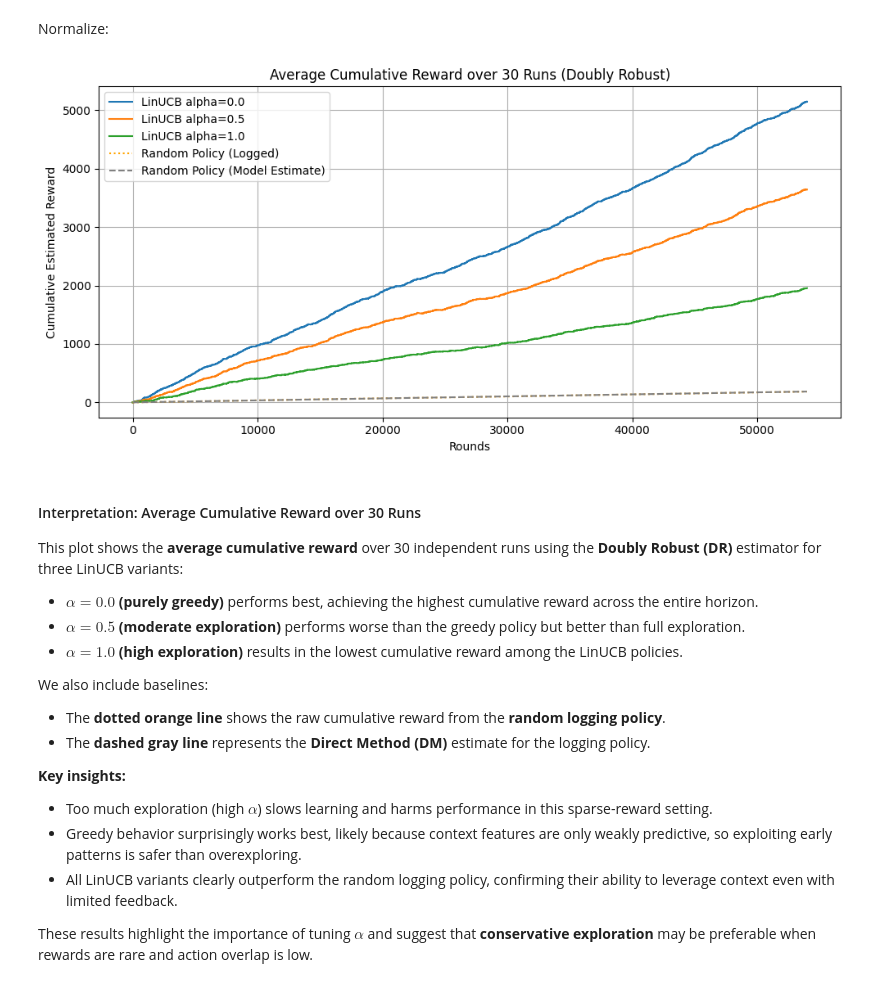
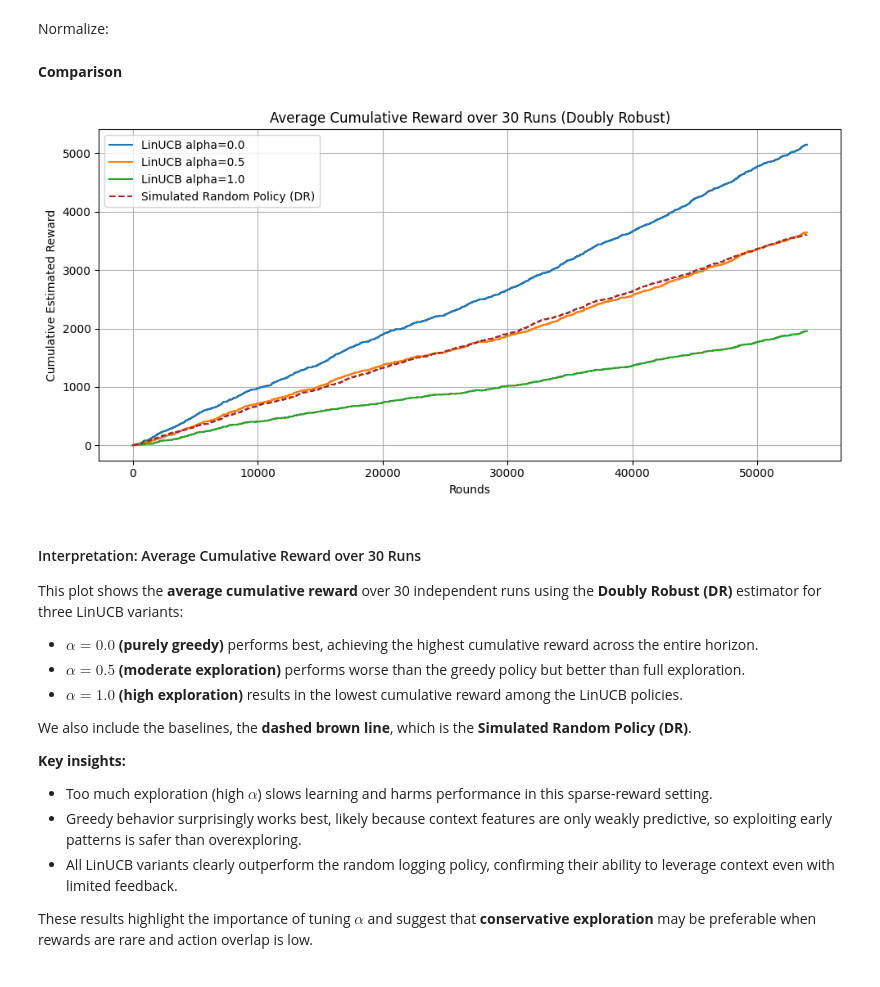
Before and after one commit to otausendschoen/contextual-bandit-benchmark, a Jupyter notebook: 03_main.ipynb, the cells around one changed output. Cells and saved outputs as stored; diff of their text form; code cells hidden in the pictures.

```diff
--- a/03_main.ipynb
+++ b/03_main.ipynb
@@ -427,0 +437,4 @@ cumulative_random = np.cumsum(r_logged)
+# %%
+random_actions_1hot = action_onehot.transform(random_actions.reshape(-1, 1))
+X_random = np.hstack([X_context, random_actions_1hot])
+r_hat_random_eval = reward_model.predict(X_random)
@@ -590,6 +619,7 @@ Initialize average curves:
 average_curves = {label: np.zeros(n_rounds) for label in results_dict}
 average_logged = np.zeros(n_rounds)
 average_dm_random = np.zeros(n_rounds)
+average_simulated_random_dr = np.zeros(n_rounds)
 # %% [markdown]
 Start repeated evaluation:
 # %%
@@ -616,6 +646,19 @@ for seed in range(n_runs):
     average_logged += np.cumsum(r_logged)
     average_dm_random += np.cumsum(r_hat_random)
 
+    # Simulated Random Policy (DR)
+    random_actions = rng.integers(0, n_actions, size=n_rounds)
+    random_actions_1hot = onehot.transform(random_actions.reshape(-1, 1))
+    X_rand_eval = np.hstack([X_context, random_actions_1hot])
+    r_hat_rand_eval = reward_model.predict(X_rand_eval)
+
+    matches_rand = random_actions == a_logged
+    correction_rand = np.zeros_like(r_logged)
+    correction_rand[matches_rand] = (r_logged[matches_rand] - r_hat_rand_eval[matches_rand]) / pscores[matches_rand]
+    dr_rand_eval = r_hat_rand_eval + correction_rand
+
+    average_simulated_random_dr += np.cumsum(dr_rand_eval)
+
     # Evaluate each policy
     for label, res in results_dict.items():
         a_chosen = np.array(res["chosen_actions"])[idx]
@@ -637,21 +680,25 @@ average_logged /= n_runs
 average_dm_random /= n_runs
 for label in average_curves:
     average_curves[label] /= n_runs
+average_simulated_random_dr /= n_runs
+# %% [markdown]
+**Comparison**
 # %%
 plt.figure(figsize=(10, 5))
 for label, curve in average_curves.items():
     plt.plot(curve, label=label)
-plt.plot(average_logged, label="Random Policy (Logged)", linestyle=":", color="orange")
-plt.plot(average_dm_random, label="Random Policy (Model Estimate)", linestyle="--", color="gray")
+#plt.plot(average_logged, label="Random Policy (Logged)", linestyle=":", color="orange")
+#plt.plot(average_dm_random, label="Random Policy (Model Estimate)", linestyle="--", color="gray")
+plt.plot(average_simulated_random_dr, label="Simulated Random Policy (DR)", linestyle="--", color="brown")
 plt.title("Average Cumulative Reward over 30 Runs (Doubly Robust)")
 plt.xlabel("Rounds")
 plt.ylabel("Cumulative Estimated Reward")
 plt.grid(True)
 plt.legend()
 plt.tight_layout()
 plt.show()
 # %% [output]
-[figure, old version]
+[figure, new version]
 # %% [markdown]
 #### Interpretation: Average Cumulative Reward over 30 Runs
 
@@ -661,9 +708,7 @@ This plot shows the **average cumulative reward** over 30 independent runs using
 - **$\alpha = 0.5$ (moderate exploration)** performs worse than the greedy policy but better than full exploration.
 - **$\alpha = 1.0$ (high exploration)** results in the lowest cumulative reward among the LinUCB policies.
 
-We also include baselines:
-- The **dotted orange line** shows the raw cumulative reward from the **random logging policy**.
-- The **dashed gray line** represents the **Direct Method (DM)** estimate for the logging policy.
+We also include the baselines, the **dashed brown line**, which is the **Simulated Random Policy (DR)**.
 
 **Key insights:**
 - Too much exploration (high $\alpha$) slows learning and harms performance in this sparse-reward setting.
```
Also changed, not shown: parts of 10 cells of this notebook, 2 other files.
